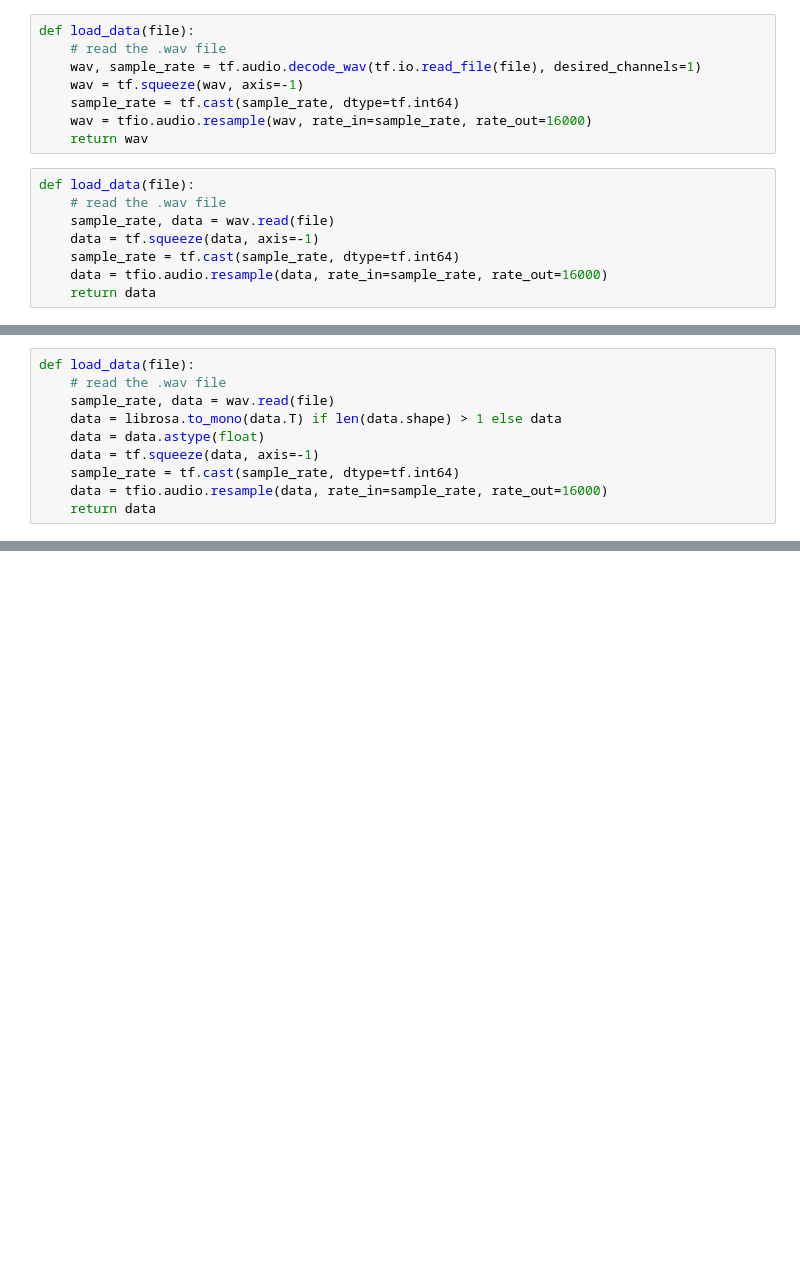
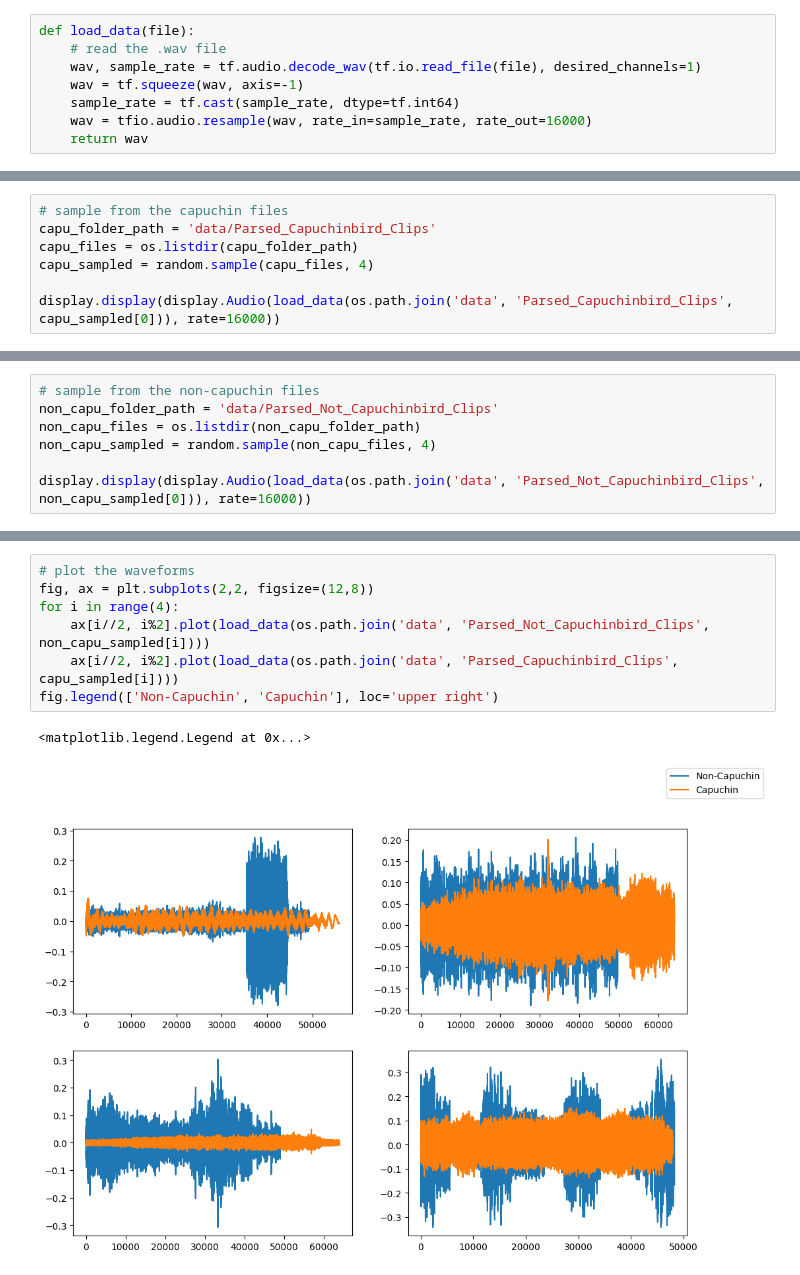
Before and after one commit to panstenos/Capuchin-Bird-Audio-Count, a Jupyter notebook: Analysis.ipynb, the cells around one changed output, grey strips where cells are left out. Saved outputs shown, nothing was run; the diff lists cells and outputs as text; blank space fills up the shorter version.

```diff
--- a/Analysis.ipynb
+++ b/Analysis.ipynb
@@ -75,11 +75,3 @@ def load_data(file):
     sample_rate = tf.cast(sample_rate, dtype=tf.int64)
     wav = tfio.audio.resample(wav, rate_in=sample_rate, rate_out=16000)
     return wav
-# %%
-def load_data(file):
-    # read the .wav file
-    sample_rate, data = wav.read(file)
-    data = tf.squeeze(data, axis=-1)
-    sample_rate = tf.cast(sample_rate, dtype=tf.int64)
-    data = tfio.audio.resample(data, rate_in=sample_rate, rate_out=16000)
-    return data
@@ -88,10 +77,0 @@ import librosa
-# %%
-def load_data(file):
-    # read the .wav file
-    sample_rate, data = wav.read(file)
-    data = librosa.to_mono(data.T) if len(data.shape) > 1 else data
-    data = data.astype(float)
-    data = tf.squeeze(data, axis=-1)
-    sample_rate = tf.cast(sample_rate, dtype=tf.int64)
-    data = tfio.audio.resample(data, rate_in=sample_rate, rate_out=16000)
-    return data
@@ -110,0 +89,7 @@ plt.plot(non_capu)
+# %%
+# sample from the capuchin files
+capu_folder_path = 'data/Parsed_Capuchinbird_Clips'
+capu_files = os.listdir(capu_folder_path)
+capu_sampled = random.sample(capu_files, 4)
+
+display.display(display.Audio(load_data(os.path.join('data', 'Parsed_Capuchinbird_Clips', capu_sampled[0])), rate=16000))
@@ -110,0 +98,7 @@ plt.plot(non_capu)
+# %%
+# sample from the non-capuchin files
+non_capu_folder_path = 'data/Parsed_Not_Capuchinbird_Clips'
+non_capu_files = os.listdir(non_capu_folder_path)
+non_capu_sampled = random.sample(non_capu_files, 4)
+
+display.display(display.Audio(load_data(os.path.join('data', 'Parsed_Not_Capuchinbird_Clips', non_capu_sampled[0])), rate=16000))
@@ -110,0 +107,10 @@ plt.plot(non_capu)
+# %%
+# plot the waveforms
+fig, ax = plt.subplots(2,2, figsize=(12,8))
+for i in range(4):
+    ax[i//2, i%2].plot(load_data(os.path.join('data', 'Parsed_Not_Capuchinbird_Clips', non_capu_sampled[i])))
+    ax[i//2, i%2].plot(load_data(os.path.join('data', 'Parsed_Capuchinbird_Clips', capu_sampled[i])))
+fig.legend(['Non-Capuchin', 'Capuchin'], loc='upper right')
+# %% [output]
+<matplotlib.legend.Legend at 0x...>
+[figure, added]
```
Also changed, not shown: parts of 16 cells of this notebook.
